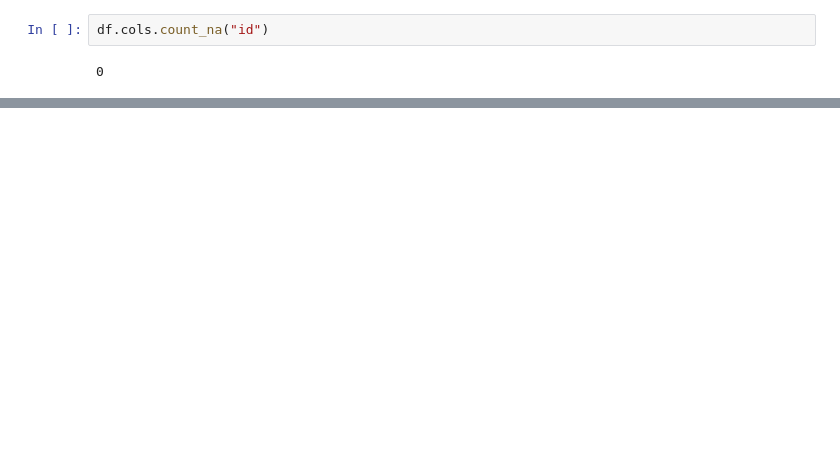
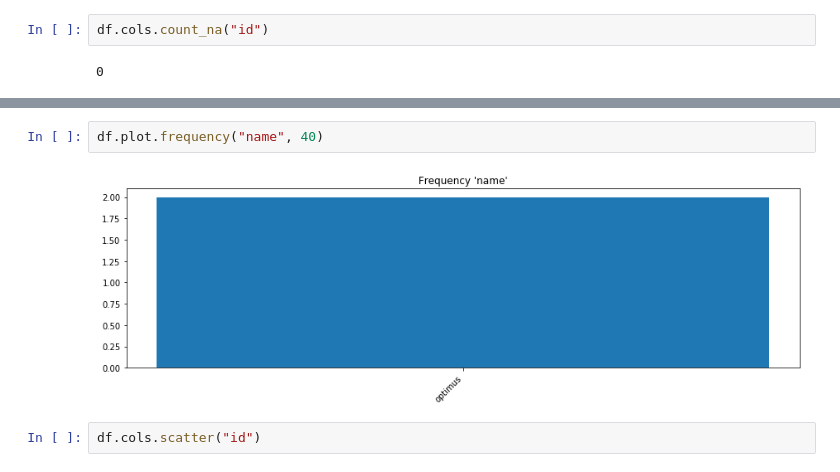
Before and after one commit to PacktPublishing/Data-Processing-with-Optimus, a Jupyter notebook: Chapter 5/DataProcessingwithOptimus_Chapter05.ipynb, the cells around one changed output, grey strips where cells are left out. Saved outputs shown, nothing was run; the diff lists cells and outputs as text; blank space fills up the shorter version.

```diff
--- a/Chapter 5/DataProcessingwithOptimus_Chapter05.ipynb
+++ b/Chapter 5/DataProcessingwithOptimus_Chapter05.ipynb
@@ -304,0 +295,6 @@ df.cols.count_uniques()
+# %%
+df.plot.frequency("name", 40)
+# %% [output]
+[figure, added]
+# %%
+df.cols.scatter("id")
```
Also changed, not shown: parts of 82 cells of this notebook.
